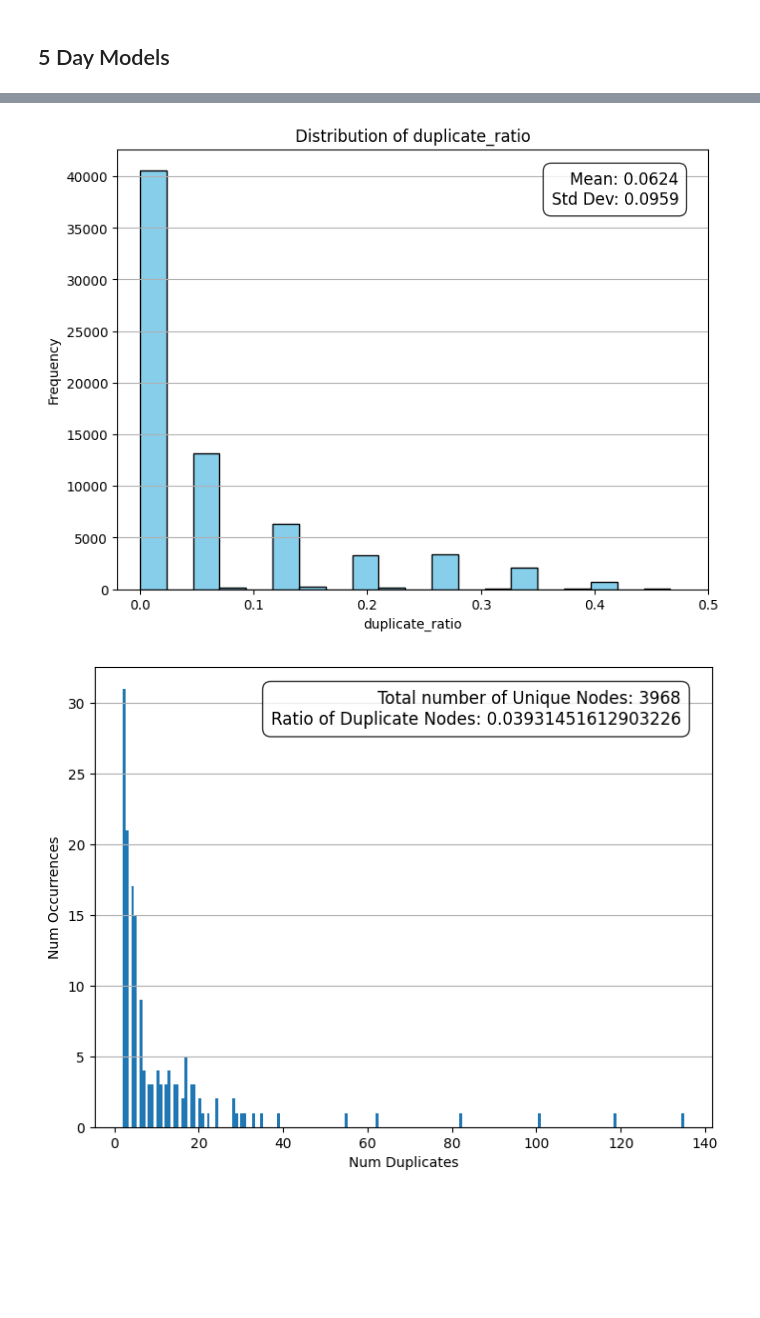
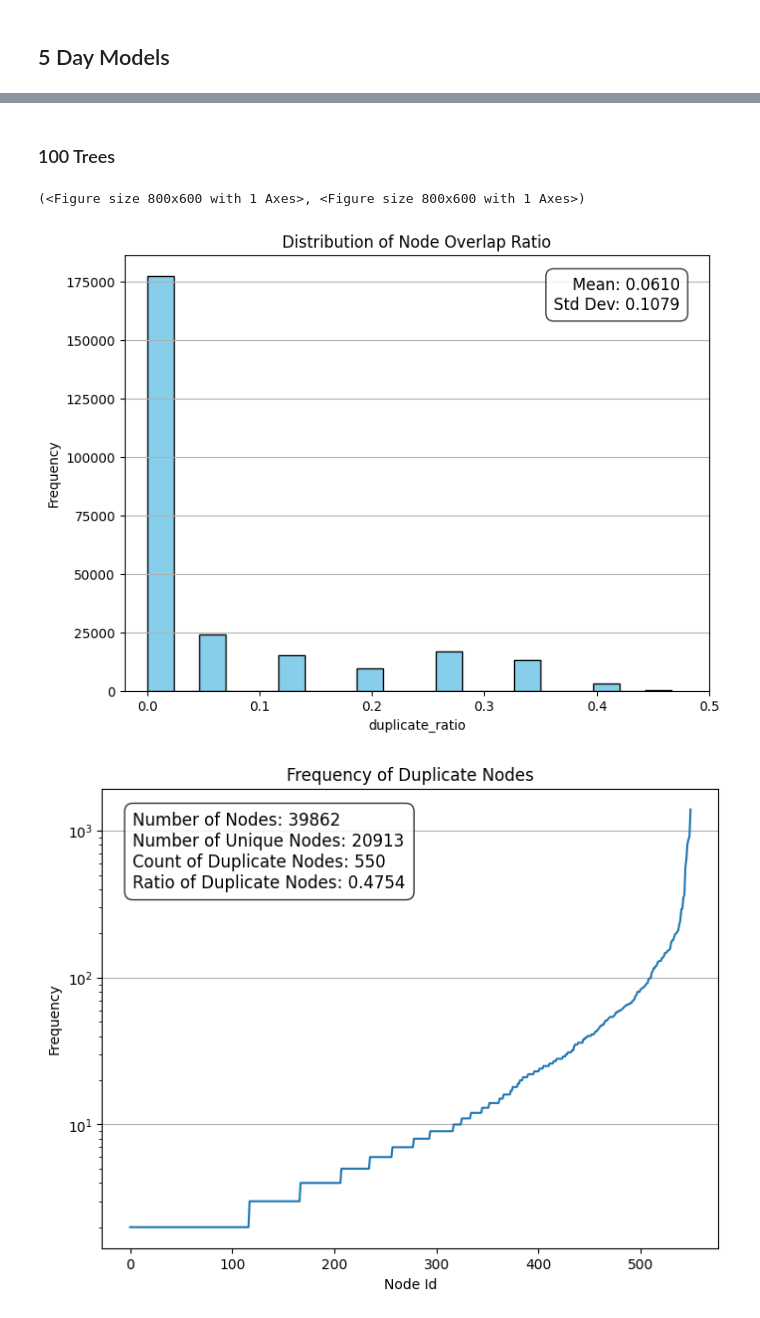
Before and after one commit to dkuska/tree-ensemble-model-management, a Jupyter notebook: intermediate_presentation.ipynb, the cells around one changed output, grey strips where cells are left out. Drawn from its saved outputs; the diff is of its cells as text; code cells hidden in the pictures; blank space fills up the shorter version.

```diff
--- a/intermediate_presentation.ipynb
+++ b/intermediate_presentation.ipynb
@@ -98,7 +63,8 @@ duplicate_ratio_dist, unique_nodes_dist = wrapper(
-# %%
-duplicate_ratio_dist, unique_nodes_dist = wrapper(
-    fiveday_model_10_trees, exact=False, sequentially=False
-)
-# %% [output]
-[figure, removed]
-[figure, removed]
+# %% [markdown]
+### 100 Trees
+# %%
+wrapper(fiveday_model_100_trees, exact=True, sequentially=True)
+# %% [output]
+(<Figure size 800x600 with 1 Axes>, <Figure size 800x600 with 1 Axes>)
+[figure, added]
+[figure, added]
```
Also changed, not shown: parts of 15 cells of this notebook, 3 other files.
